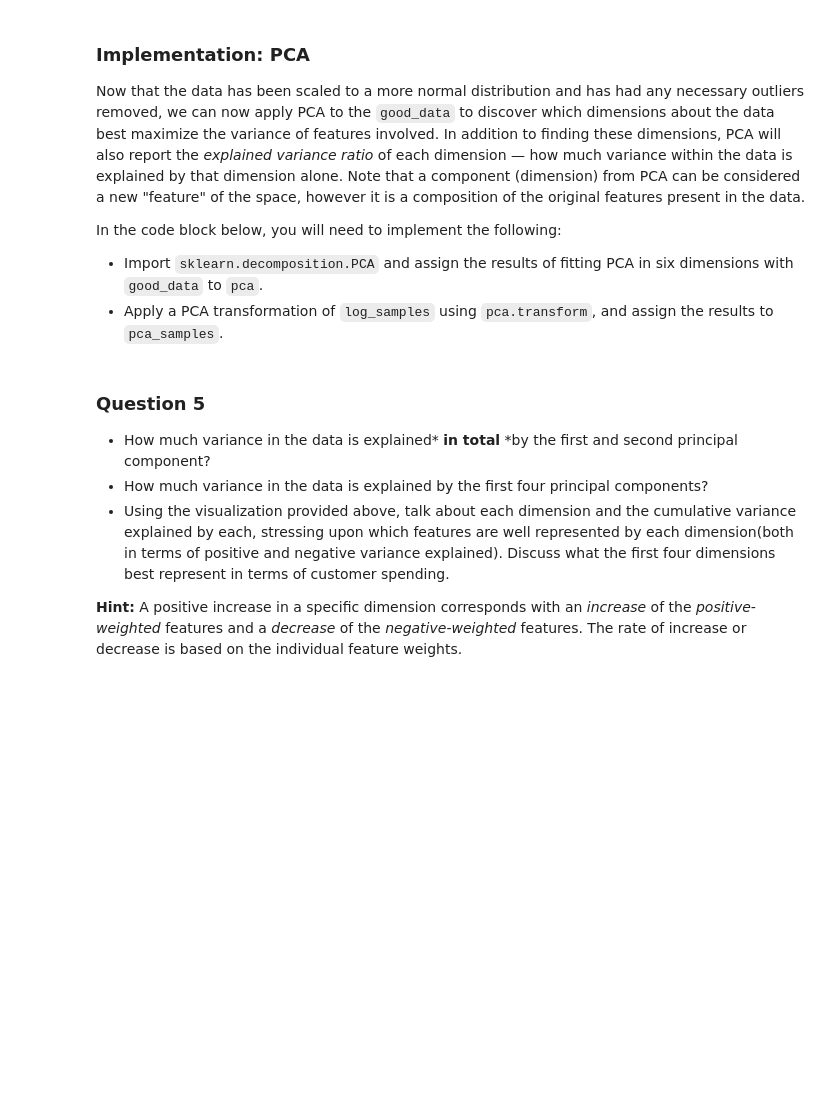
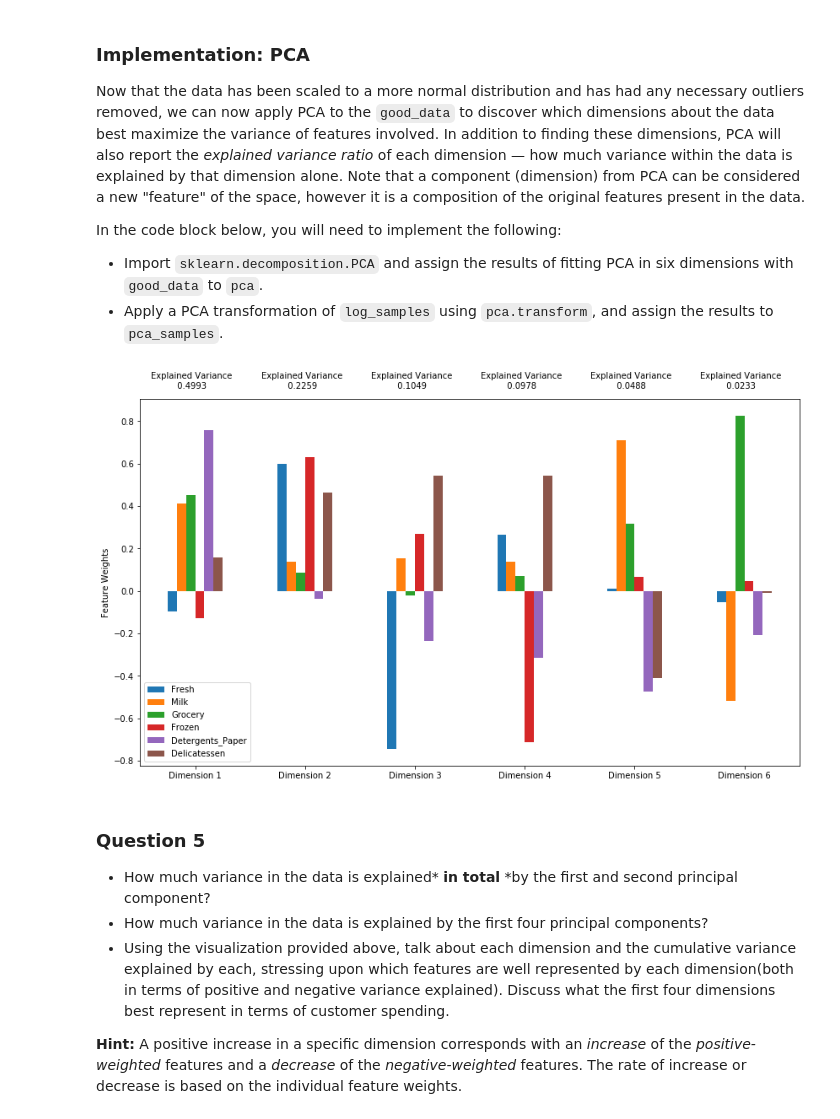
Before and after one commit to IgorKretov/Clustering-Customer-Segments-Project, a Jupyter notebook: customer_segments.ipynb, the cells around one changed output. Saved outputs shown, nothing was run; the diff lists cells and outputs as text; code cells hidden in the pictures; blank space fills up the shorter version.

```diff
--- a/customer_segments.ipynb
+++ b/customer_segments.ipynb
@@ -252,3 +319,7 @@ good_data = log_data.drop(log_data.index[outliers]).reset_index(drop = True)
+# %%
+outliers = np.transpose(outliers_list)
+# Remove the outliers, if any were specified
+good_data = log_data.drop(log_data.index[outliers]).reset_index(drop = True)
 # %% [markdown]
 ### Question 4
 * Are there any data points considered outliers for more than one feature based on the definition above?
@@ -270,14 +344,18 @@ In the code block below, you will need to implement the following:
  - Import `sklearn.decomposition.PCA` and assign the results of fitting PCA in six dimensions with `good_data` to `pca`.
  - Apply a PCA transformation of `log_samples` using `pca.transform`, and assign the results to `pca_samples`.
 # %%
+from sklearn.decomposition import PCA
+
 # TODO: Apply PCA by fitting the good data with the same number of dimensions as features
-pca = None
-
+pca = PCA(n_components=6)
+pca.fit(good_data)
 # TODO: Transform log_samples using the PCA fit above
-pca_samples = None
+pca_samples = pca.transform(log_samples)
 
 # Generate PCA results plot
 pca_results = vs.pca_results(good_data, pca)
+# %% [output]
+[figure, added]
 # %% [markdown]
 ### Question 5
 
```
Also changed, not shown: parts of 10 cells of this notebook.
